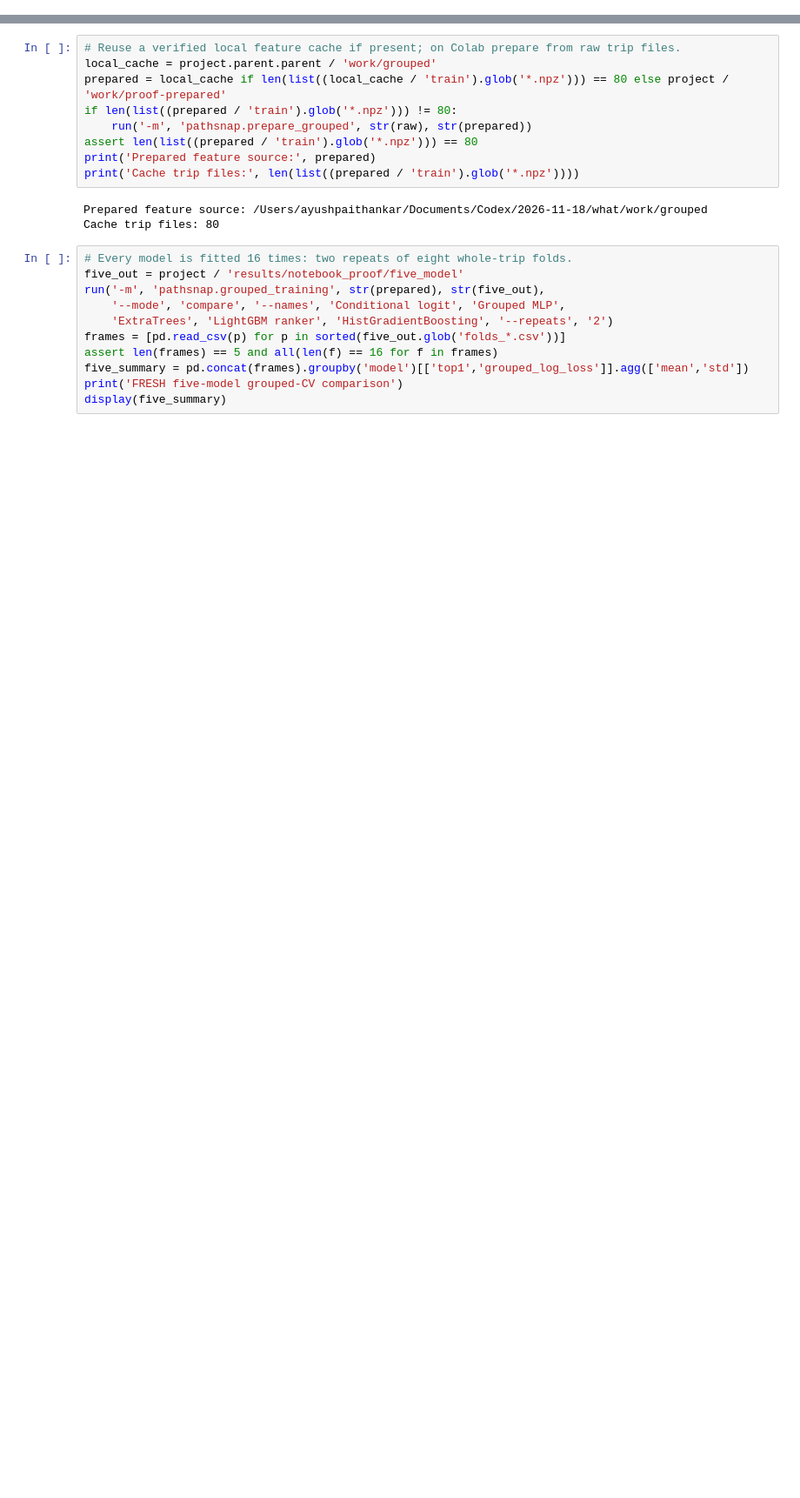
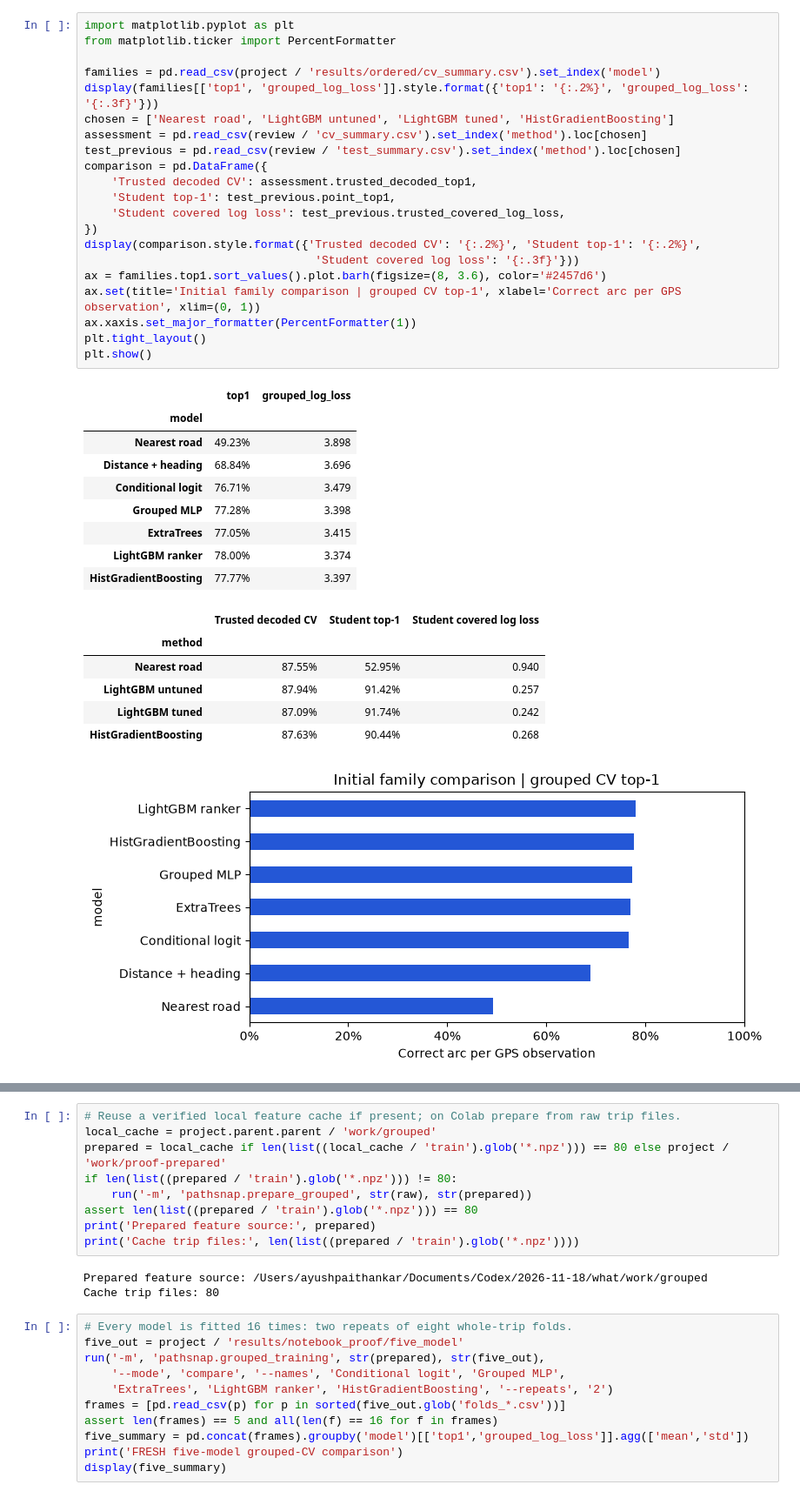
Before and after one commit to Ayushpaithankar/PathSnap, a Jupyter notebook: notebooks/PathSnap_Colab.ipynb, the cells around one changed output, grey strips where cells are left out. Shown at 87% size. Drawn from its saved outputs; the diff is of its cells as text; blank space fills up the shorter version.

```diff
--- a/notebooks/PathSnap_Colab.ipynb
+++ b/notebooks/PathSnap_Colab.ipynb
@@ -46,0 +113,38 @@ Training trips: 80 Student-test trips: 10
+# %%
+import matplotlib.pyplot as plt
+from matplotlib.ticker import PercentFormatter
+
+families = pd.read_csv(project / 'results/ordered/cv_summary.csv').set_index('model')
+display(families[['top1', 'grouped_log_loss']].style.format({'top1': '{:.2%}', 'grouped_log_loss': '{:.3f}'}))
+chosen = ['Nearest road', 'LightGBM untuned', 'LightGBM tuned', 'HistGradientBoosting']
+assessment = pd.read_csv(review / 'cv_summary.csv').set_index('method').loc[chosen]
+test_previous = pd.read_csv(review / 'test_summary.csv').set_index('method').loc[chosen]
+comparison = pd.DataFrame({
+    'Trusted decoded CV': assessment.trusted_decoded_top1,
+    'Student top-1': test_previous.point_top1,
+    'Student covered log loss': test_previous.trusted_covered_log_loss,
+})
+display(comparison.style.format({'Trusted decoded CV': '{:.2%}', 'Student top-1': '{:.2%}',
+                                  'Student covered log loss': '{:.3f}'}))
+ax = families.top1.sort_values().plot.barh(figsize=(8, 3.6), color='#2457d6')
+ax.set(title='Initial family comparison | grouped CV top-1', xlabel='Correct arc per GPS observation', xlim=(0, 1))
+ax.xaxis.set_major_formatter(PercentFormatter(1))
+plt.tight_layout()
+plt.show()
+# %% [output]
+|  | top1 | grouped_log_loss |
+| model |  |  |
+| Nearest road | 49.23% | 3.898 |
+| Distance + heading | 68.84% | 3.696 |
+| Conditional logit | 76.71% | 3.479 |
+| Grouped MLP | 77.28% | 3.398 |
+| ExtraTrees | 77.05% | 3.415 |
+| LightGBM ranker | 78.00% | 3.374 |
+| HistGradientBoosting | 77.77% | 3.397 |
+|  | Trusted decoded CV | Student top-1 | Student covered log loss |
+| method |  |  |  |
+| Nearest road | 87.55% | 52.95% | 0.940 |
+| LightGBM untuned | 87.94% | 91.42% | 0.257 |
+| LightGBM tuned | 87.09% | 91.74% | 0.242 |
+| HistGradientBoosting | 87.63% | 90.44% | 0.268 |
+[figure, added]
```
Also changed, not shown: parts of 35 cells of this notebook, 3 other files.
